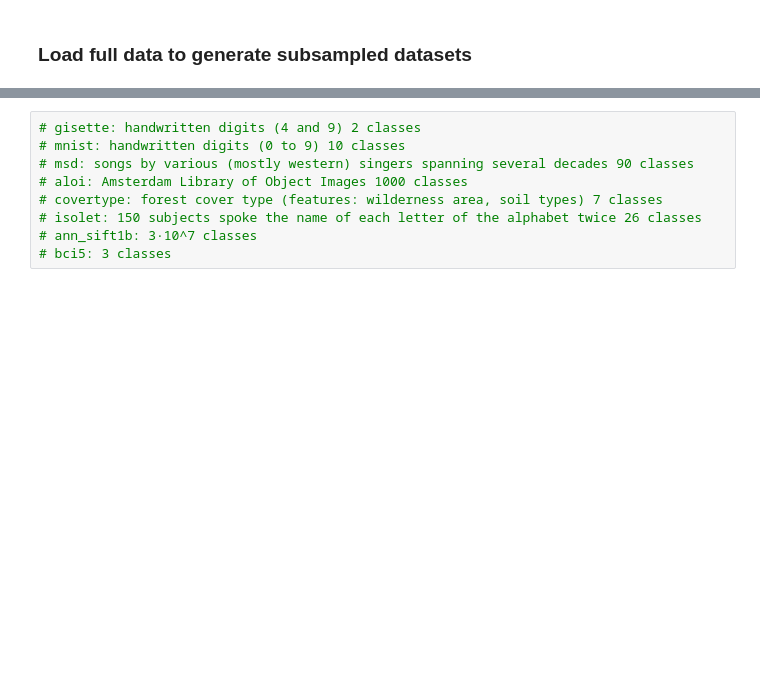
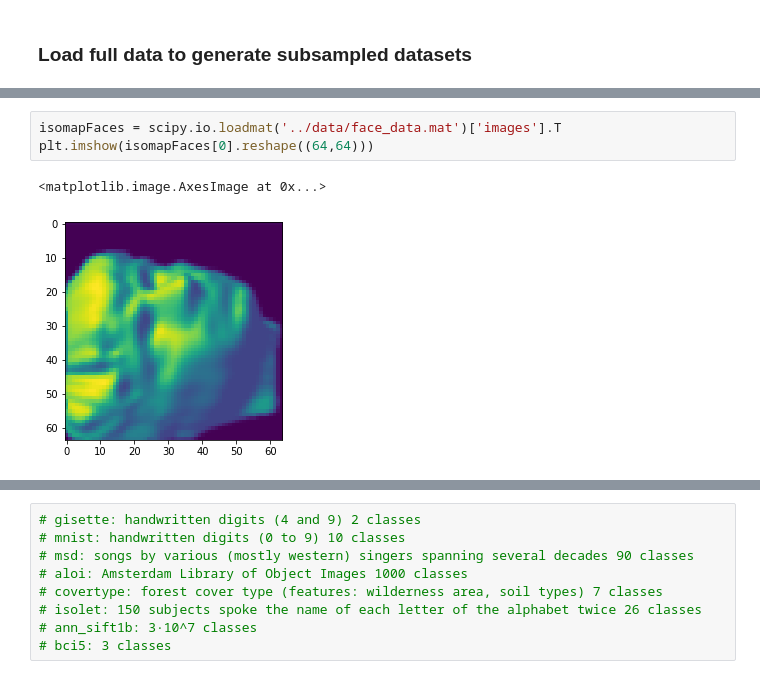
Before and after one commit to j-bac/id-concentration, a Jupyter notebook: notebooks/Test-concentration-estimators-real-data.ipynb, the cells around one changed output, grey strips where cells are left out. Drawn from its saved outputs; the diff is of its cells as text; blank space fills up the shorter version.

```diff
--- a/notebooks/Test-concentration-estimators-real-data.ipynb
+++ b/notebooks/Test-concentration-estimators-real-data.ipynb
@@ -323,0 +349,6 @@ DE=DimEst()
+# %%
+isomapFaces = scipy.io.loadmat('../data/face_data.mat')['images'].T
+plt.imshow(isomapFaces[0].reshape((64,64)))
+# %% [output]
+<matplotlib.image.AxesImage at 0x...>
+[figure, added]
```
Also changed, not shown: parts of 13 cells of this notebook, 16 other files.
